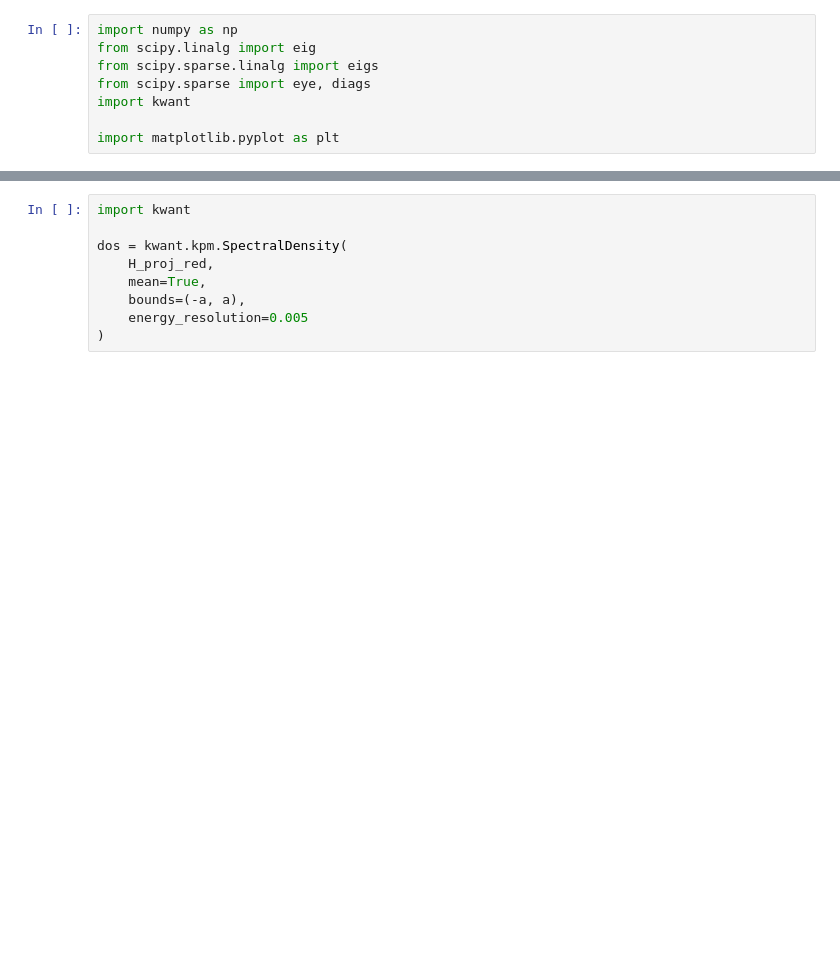
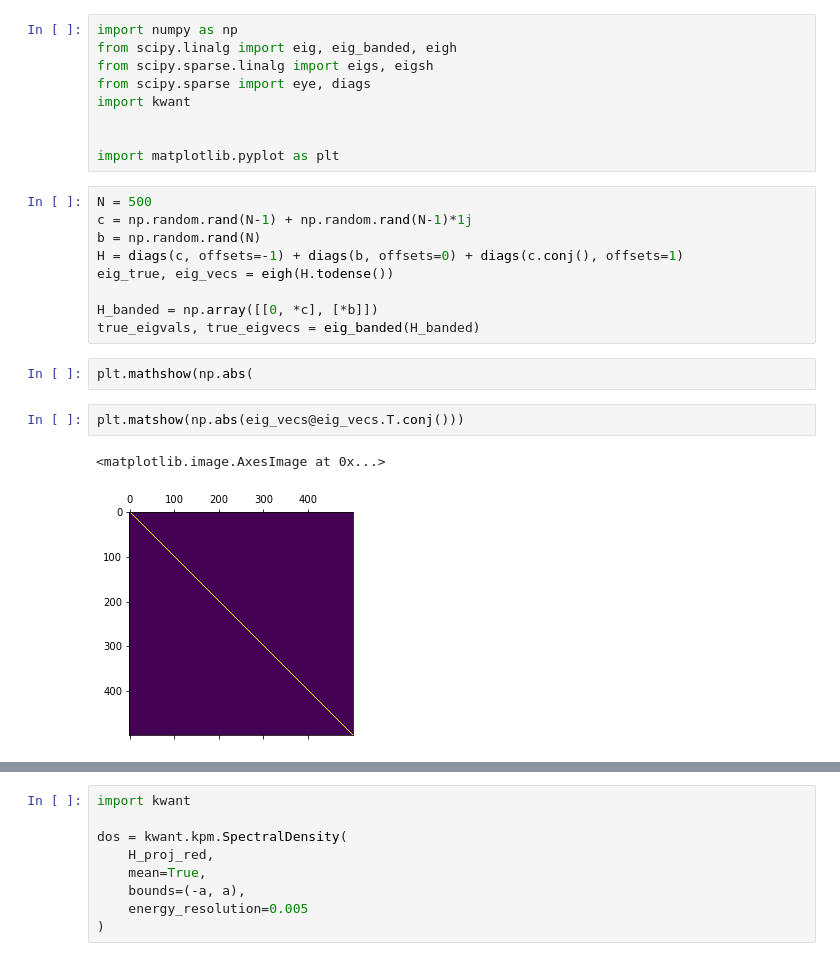
Before and after one commit to quantum-tinkerer/pydacp, a Jupyter notebook: toy_code.ipynb, the cells around one changed output, grey strips where cells are left out. Cells and saved outputs as stored; diff of their text form; blank space fills up the shorter version.

```diff
--- a/toy_code.ipynb
+++ b/toy_code.ipynb
@@ -1,8 +1,25 @@
 # %%
 import numpy as np
-from scipy.linalg import eig
-from scipy.sparse.linalg import eigs
+from scipy.linalg import eig, eig_banded, eigh
+from scipy.sparse.linalg import eigs, eigsh
 from scipy.sparse import eye, diags
 import kwant
 
+
 import matplotlib.pyplot as plt
+# %%
+N = 500
+c = np.random.rand(N-1) + np.random.rand(N-1)*1j
+b = np.random.rand(N)
+H = diags(c, offsets=-1) + diags(b, offsets=0) + diags(c.conj(), offsets=1)
+eig_true, eig_vecs = eigh(H.todense())
+
+H_banded = np.array([[0, *c], [*b]])
+true_eigvals, true_eigvecs = eig_banded(H_banded)
+# %%
+plt.mathshow(np.abs(
+# %%
+plt.matshow(np.abs(eig_vecs@eig_vecs.T.conj()))
+# %% [output]
+<matplotlib.image.AxesImage at 0x...>
+[figure, added]
```
Also changed, not shown: parts of 12 cells of this notebook.
